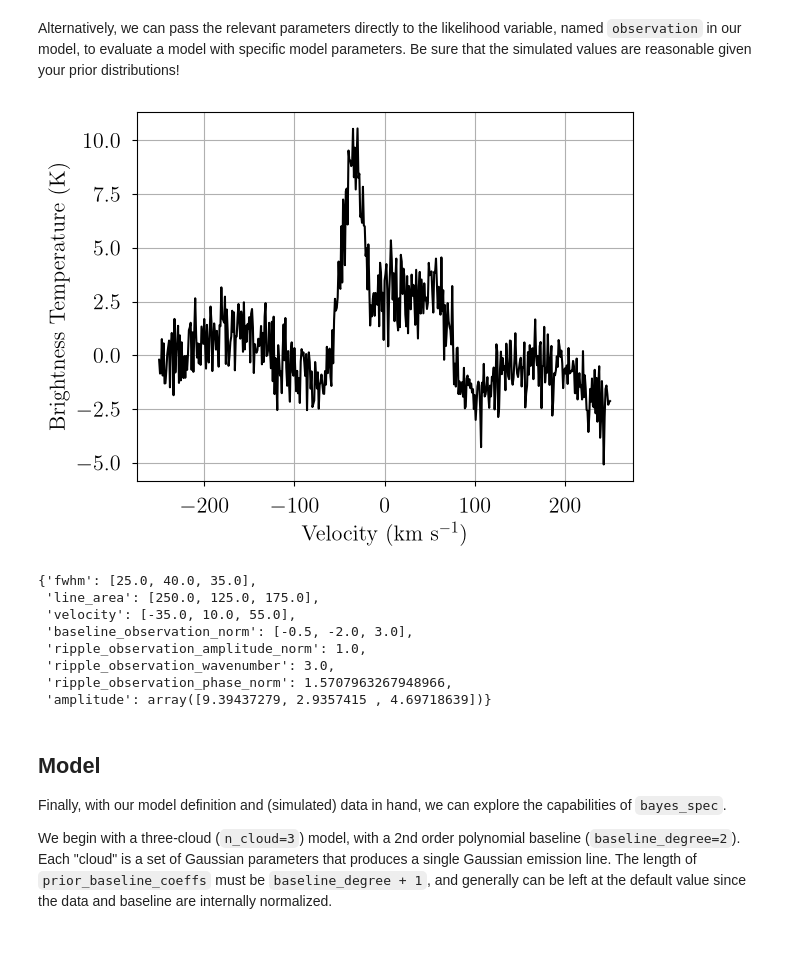
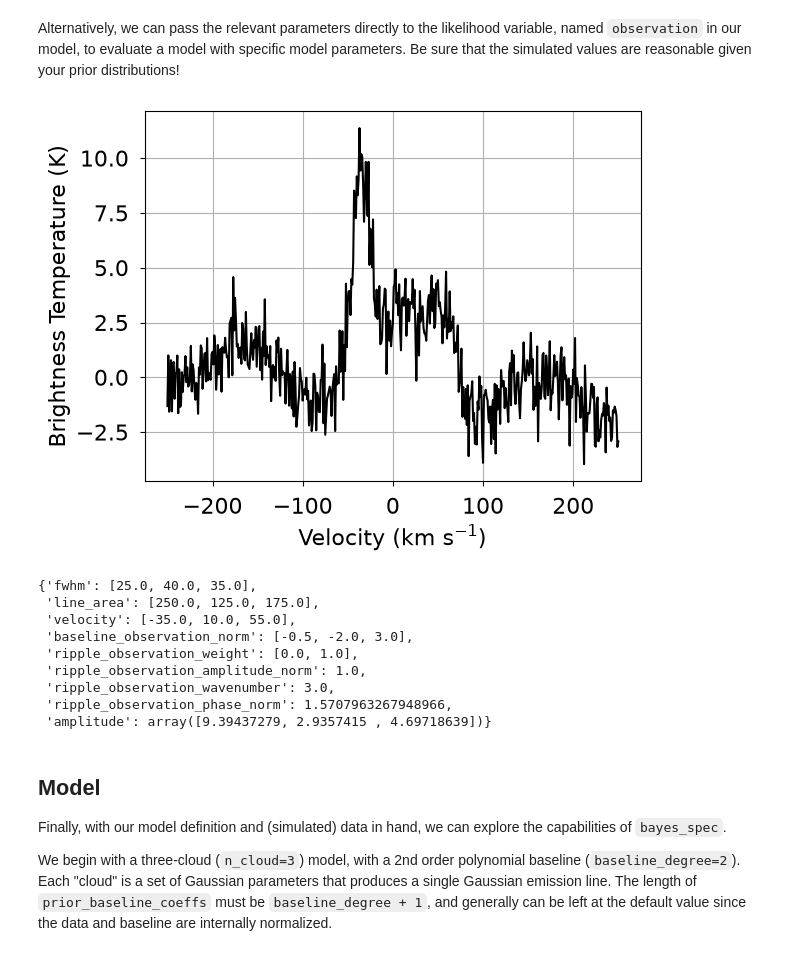
Before and after one commit to tvwenger/bayes_spec, a Jupyter notebook: docs/source/notebooks/basic_tutorial.ipynb, the cells around one changed output. Cells and saved outputs as stored; diff of their text form; code cells hidden in the pictures.

```diff
--- a/docs/source/notebooks/basic_tutorial.ipynb
+++ b/docs/source/notebooks/basic_tutorial.ipynb
@@ -97,28 +97,29 @@ Alternatively, we can pass the relevant parameters directly to the likelihood va
 # %%
 sim_params = {
     "fwhm": [25.0, 40.0, 35.0], # FWHM line width (km/s)
     "line_area": [250.0, 125.0, 175.0], # line area (K km/s)
     "velocity": [-35.0, 10.0, 55.0], # velocity (km/s)
     "baseline_observation_norm": [-0.5, -2.0, 3.0], # normalized baseline coefficients
+    "ripple_observation_weight": [0.0, 1.0], # ripple weight
     "ripple_observation_amplitude_norm": 1.0, # normalized ripple amplitude
     "ripple_observation_wavenumber": 3.0, # ripple wavenumber
     "ripple_observation_phase_norm": np.pi/2.0, # normalized ripple phase
 }
 
 # add derived quantities to sim_params
 for key in model.cloud_deterministics:
     if key not in sim_params.keys():
         sim_params[key] = model.model[key].eval(sim_params, on_unused_input="ignore")
 
 # Evaluate and save simulated observation
 sim_brightness = model.model.observation.eval(sim_params, on_unused_input="ignore")
 
 # Plot the simulated data
 plt.plot(dummy_data["observation"].spectral, sim_brightness, 'k-')
 plt.xlabel(dummy_data["observation"].xlabel)
 _ = plt.ylabel(dummy_data["observation"].ylabel)
 # %% [output]
-[figure, old version]
+[figure, new version]
 # %%
 sim_params
 # %% [output]
@@ -126,6 +127,7 @@ sim_params
  'line_area': [250.0, 125.0, 175.0],
  'velocity': [-35.0, 10.0, 55.0],
  'baseline_observation_norm': [-0.5, -2.0, 3.0],
+ 'ripple_observation_weight': [0.0, 1.0],
  'ripple_observation_amplitude_norm': 1.0,
  'ripple_observation_wavenumber': 3.0,
  'ripple_observation_phase_norm': 1.5707963267948966,
```
Also changed, not shown: parts of 16 cells of this notebook, 4 other files.
